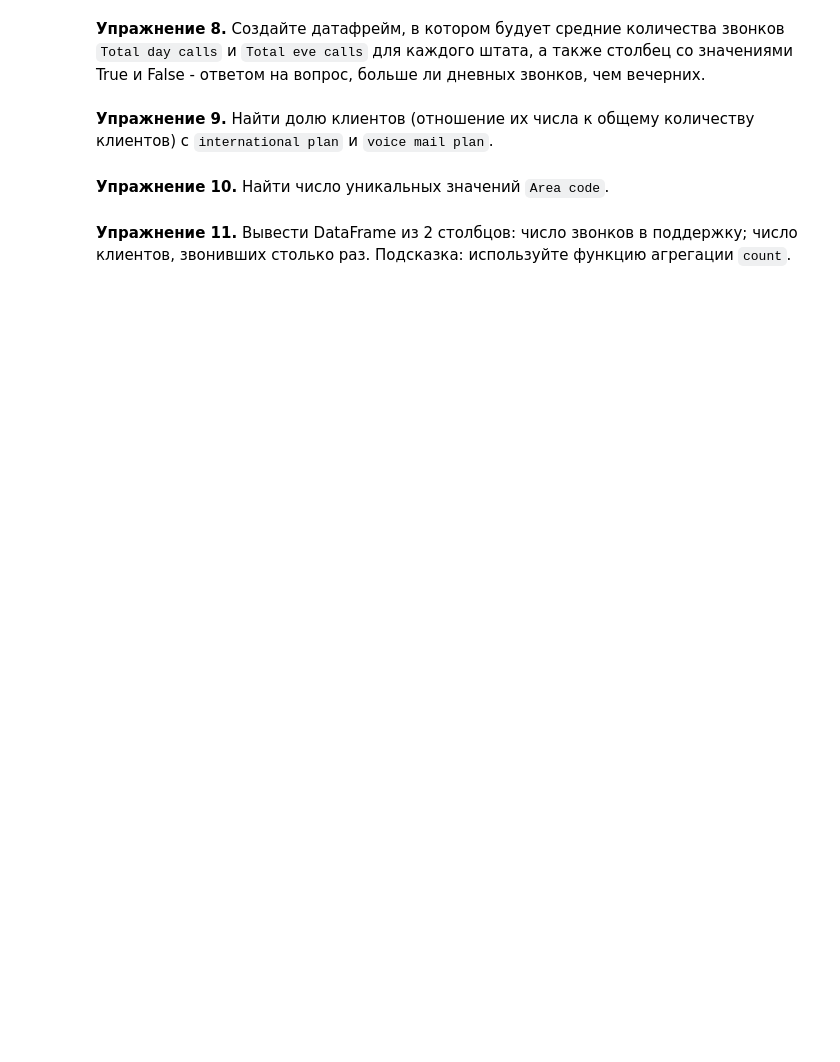
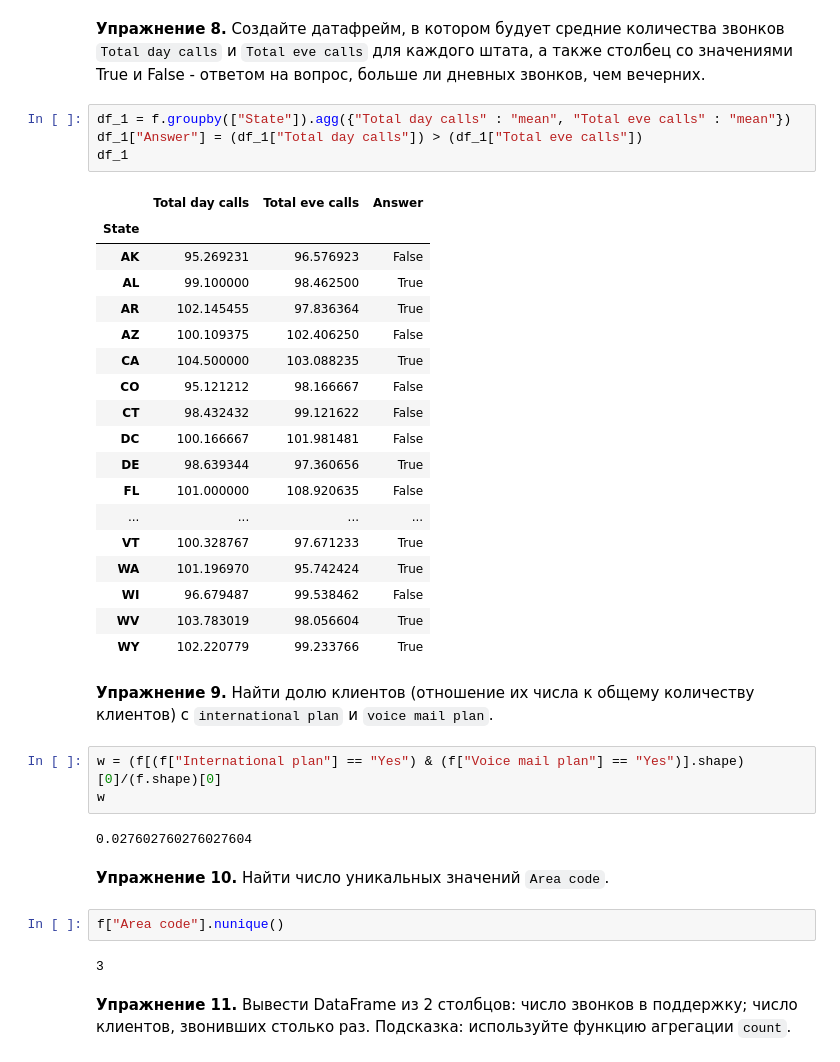
Before and after one commit to OhNoMyRook/python_22, a Jupyter notebook: Classwork-06/lpr6.ipynb, the cells around one changed output. Cells and saved outputs as stored; diff of their text form; blank space fills up the shorter version.

```diff
--- a/Classwork-06/lpr6.ipynb
+++ b/Classwork-06/lpr6.ipynb
@@ -249,8 +948,40 @@ new_dataframe[new_dataframe.Churn > m]
 # %% [markdown]
 **Упражнение 8.** Создайте датафрейм, в котором будует средние количества звонков `Total day calls` и `Total eve calls` для каждого штата, а также столбец со значениями True и False - ответом на вопрос, больше ли дневных звонков, чем вечерних.
+# %%
+df_1 = f.groupby(["State"]).agg({"Total day calls" : "mean", "Total eve calls" : "mean"})
+df_1["Answer"] = (df_1["Total day calls"]) > (df_1["Total eve calls"])
+df_1
+# %% [output]
+|  | Total day calls | Total eve calls | Answer |
+| State |  |  |  |
+| AK | 95.269231 | 96.576923 | False |
+| AL | 99.100000 | 98.462500 | True |
+| AR | 102.145455 | 97.836364 | True |
+| AZ | 100.109375 | 102.406250 | False |
+| CA | 104.500000 | 103.088235 | True |
+| CO | 95.121212 | 98.166667 | False |
+| CT | 98.432432 | 99.121622 | False |
+| DC | 100.166667 | 101.981481 | False |
+| DE | 98.639344 | 97.360656 | True |
+| FL | 101.000000 | 108.920635 | False |
+| ... | ... | ... | ... |
+| VT | 100.328767 | 97.671233 | True |
+| WA | 101.196970 | 95.742424 | True |
+| WI | 96.679487 | 99.538462 | False |
+| WV | 103.783019 | 98.056604 | True |
+| WY | 102.220779 | 99.233766 | True |
 # %% [markdown]
 **Упражнение 9.** Найти долю клиентов (отношение их числа к общему количеству клиентов) с `international plan` и `voice mail plan`.
+# %%
+w = (f[(f["International plan"] == "Yes") & (f["Voice mail plan"] == "Yes")].shape)[0]/(f.shape)[0]
+w
+# %% [output]
+0.027602760276027604
 # %% [markdown]
 **Упражнение 10.** Найти число уникальных значений `Area code`.
+# %%
+f["Area code"].nunique()
+# %% [output]
+3
 # %% [markdown]
 **Упражнение 11.** Вывести DataFrame из 2 столбцов: число звонков в поддержку; число клиентов, звонивших столько раз. Подсказка: используйте функцию агрегации `count`.
```
Also changed, not shown: parts of 84 cells of this notebook.
